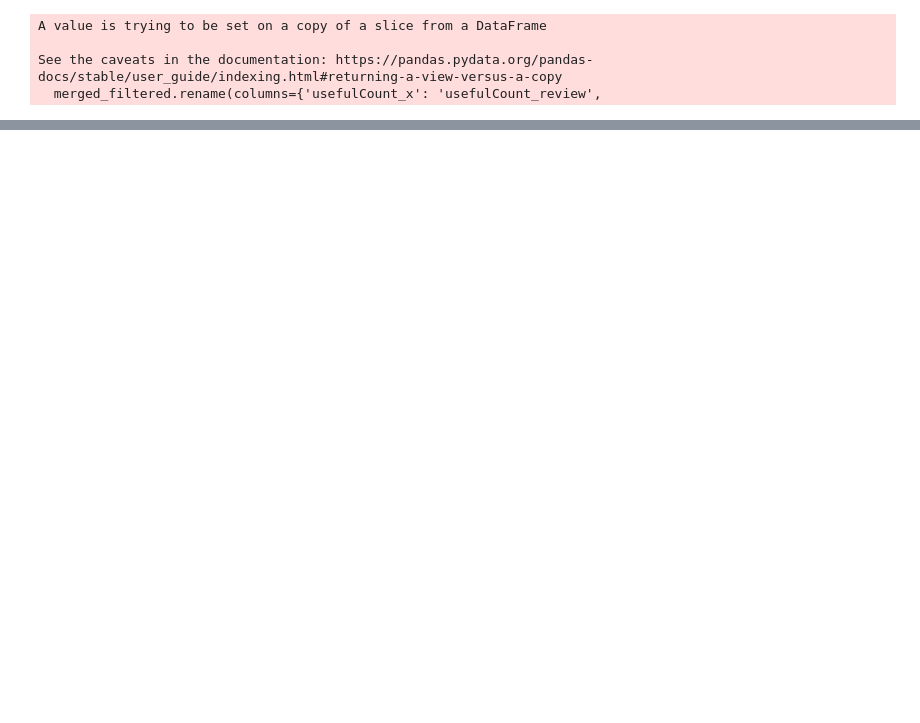
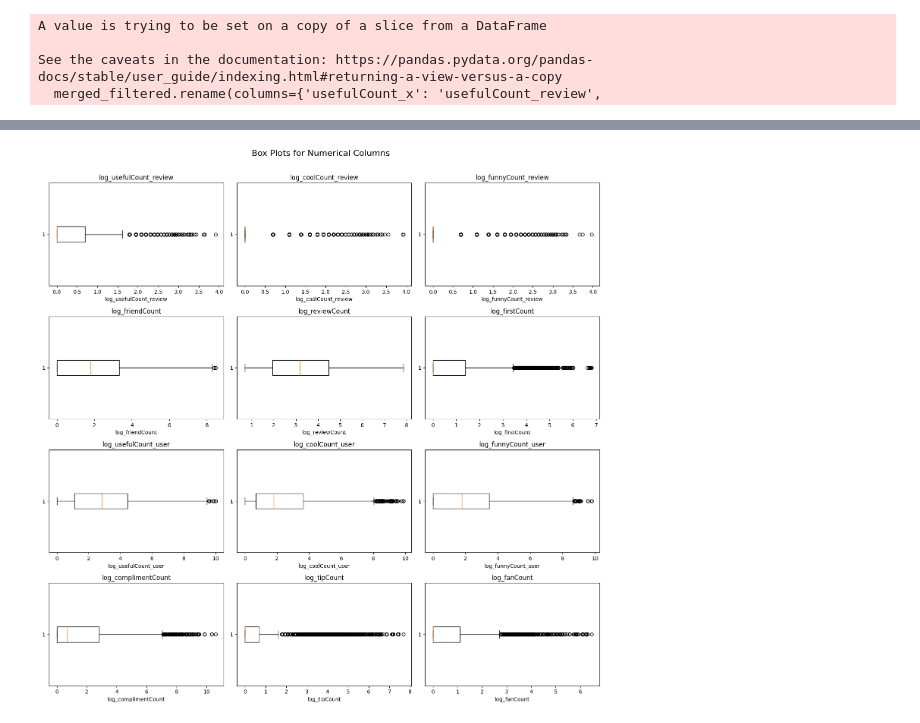
Before and after one commit to lihuicham/review-fraud-detection, a Jupyter notebook: code.ipynb, the cells around one changed output, grey strips where cells are left out. Cells and saved outputs as stored; diff of their text form; code cells hidden in the pictures; blank space fills up the shorter version.

```diff
--- a/code.ipynb
+++ b/code.ipynb
@@ -81,0 +295,2 @@ Index(['date', 'reviewID', 'reviewerID', 'reviewContent', 'rating_review',
+# %%
+df.drop(columns=continuous_numerical_columns, inplace=True)
@@ -81,0 +312,21 @@ Index(['date', 'reviewID', 'reviewerID', 'reviewContent', 'rating_review',
+# %%
+fig, axes = plt.subplots(4, 3, figsize=(15, 15))
+fig.suptitle('Box Plots for Numerical Columns', fontsize=16)
+
+# Flatten the axes array for easy iteration
+axes = axes.flatten()
+
+# Generate box plots for each numerical column
+for i, column in enumerate(log_columns):
+    axes[i].boxplot(df[column].dropna(), vert=False)
+    axes[i].set_title(column)
+    axes[i].set_xlabel(column)
+
+# Hide any unused subplots
+for j in range(len(log_columns), len(axes)):
+    fig.delaxes(axes[j])
+
+plt.tight_layout(rect=[0, 0, 1, 0.97])  # Adjust layout to fit title
+plt.show()
+# %% [output]
+[figure, added]
```
Also changed, not shown: parts of 113 cells of this notebook, 1 other file.
